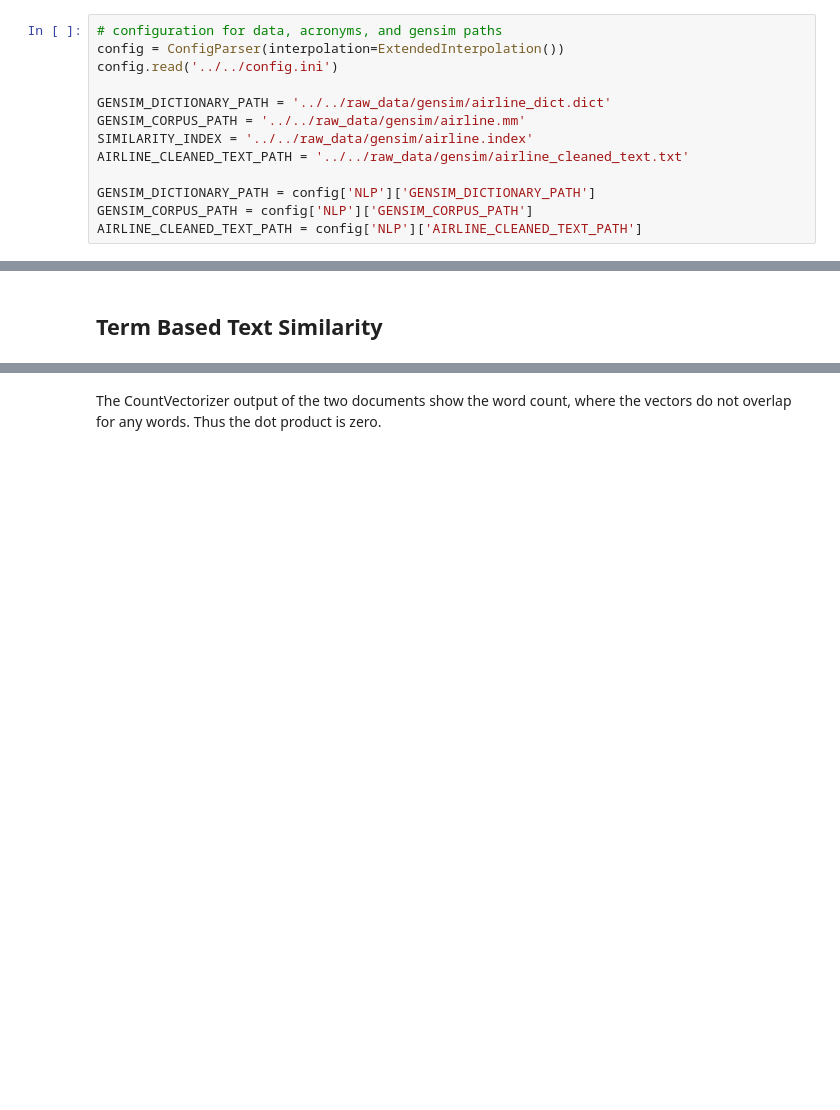
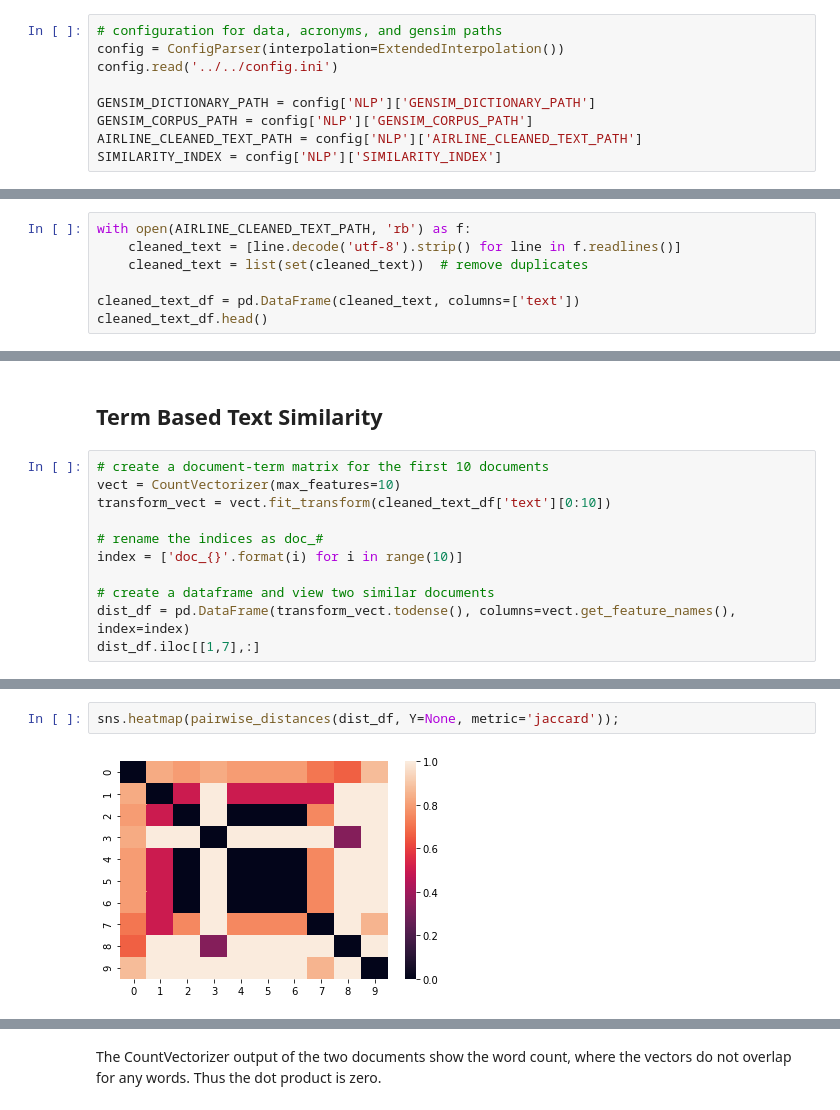
Before and after one commit to Alexjmsherman/nlp_practicum_original, a Jupyter notebook: lessons/lesson10_text_similarity/text_similarity_solution.ipynb, the cells around one changed output, grey strips where cells are left out. Drawn from its saved outputs; the diff is of its cells as text; blank space fills up the shorter version.

```diff
--- a/lessons/lesson10_text_similarity/text_similarity_solution.ipynb
+++ b/lessons/lesson10_text_similarity/text_similarity_solution.ipynb
@@ -49,11 +59,7 @@ from collections import defaultdict
 config = ConfigParser(interpolation=ExtendedInterpolation())
 config.read('../../config.ini')
 
-GENSIM_DICTIONARY_PATH = '../../raw_data/gensim/airline_dict.dict'
-GENSIM_CORPUS_PATH = '../../raw_data/gensim/airline.mm'
-SIMILARITY_INDEX = '../../raw_data/gensim/airline.index'
-AIRLINE_CLEANED_TEXT_PATH = '../../raw_data/gensim/airline_cleaned_text.txt'
-
 GENSIM_DICTIONARY_PATH = config['NLP']['GENSIM_DICTIONARY_PATH']
 GENSIM_CORPUS_PATH = config['NLP']['GENSIM_CORPUS_PATH']
 AIRLINE_CLEANED_TEXT_PATH = config['NLP']['AIRLINE_CLEANED_TEXT_PATH']
+SIMILARITY_INDEX = config['NLP']['SIMILARITY_INDEX']
@@ -59,0 +68,7 @@ AIRLINE_CLEANED_TEXT_PATH = config['NLP']['AIRLINE_CLEANED_TEXT_PATH']
+# %%
+with open(AIRLINE_CLEANED_TEXT_PATH, 'rb') as f:
+    cleaned_text = [line.decode('utf-8').strip() for line in f.readlines()]
+    cleaned_text = list(set(cleaned_text))  # remove duplicates
+
+cleaned_text_df = pd.DataFrame(cleaned_text, columns=['text'])
+cleaned_text_df.head()
@@ -114,2 +152,13 @@ levenshtein('airline','airplane')
 # %% [markdown]
 ## Term Based Text Similarity
+# %%
+# create a document-term matrix for the first 10 documents
+vect = CountVectorizer(max_features=10)
+transform_vect = vect.fit_transform(cleaned_text_df['text'][0:10])
+
+# rename the indices as doc_#
+index = ['doc_{}'.format(i) for i in range(10)]
+
+# create a dataframe and view two similar documents
+dist_df = pd.DataFrame(transform_vect.todense(), columns=vect.get_feature_names(), index=index)
+dist_df.iloc[[1,7],:]
@@ -115,0 +213,4 @@ levenshtein('airline','airplane')
+# %%
+sns.heatmap(pairwise_distances(dist_df, Y=None, metric='jaccard'));
+# %% [output]
+[figure, added]
```
Also changed, not shown: parts of 35 cells of this notebook, 1 other file.
